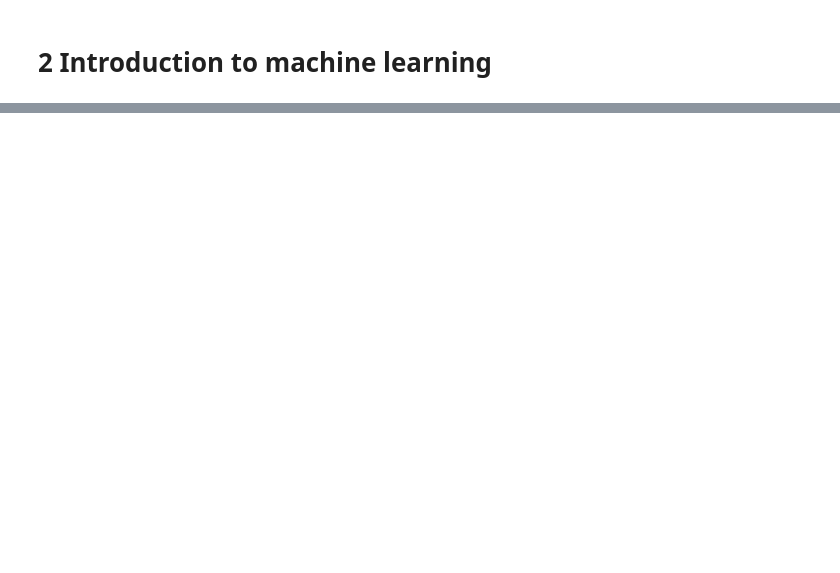
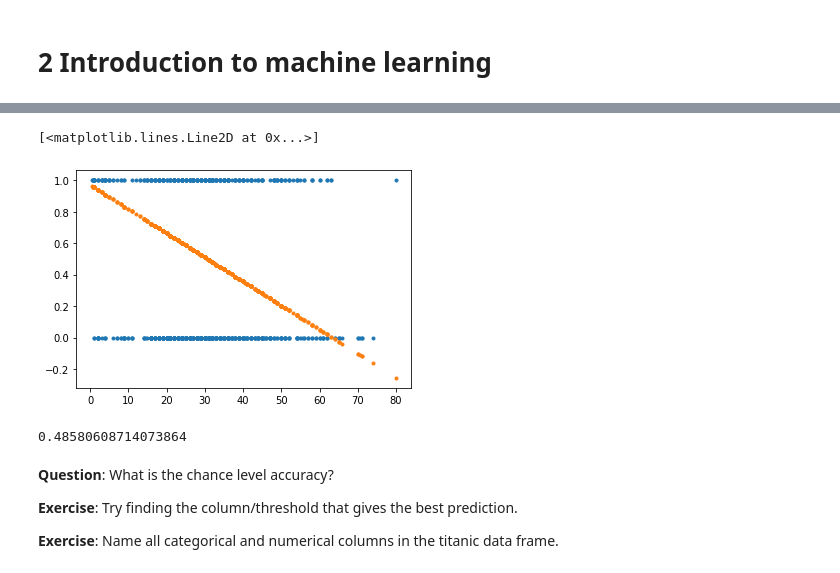
Before and after one commit to btel/2019-11-29-centrale-data-science-tutorial, a Jupyter notebook: tutorial.ipynb, the cells around one changed output, grey strips where cells are left out. Cells and saved outputs as stored; diff of their text form; code cells hidden in the pictures; blank space fills up the shorter version.

```diff
--- a/tutorial.ipynb
+++ b/tutorial.ipynb
@@ -203,0 +281,2 @@ Exercises:
+# %%
+df = pd.read_csv('titanic/train.csv')
@@ -203,0 +302,24 @@ Exercises:
+# %%
+df_clean = df[['Survived', 'Age']].dropna()
+survived = df_clean['Survived'].to_numpy()
+age = df_clean[['Age']].to_numpy()
+# %%
+regression = SimpleLinearRegression(learning_rate=0.0001)
+# %%
+regression.fit(age, survived)
+# %%
+plt.plot(age, survived, '.')
+plt.plot(age, regression.transform(age), '.')
+# %% [output]
+[<matplotlib.lines.Line2D at 0x...>]
+[figure, added]
+# %%
+((regression.transform(age) > 0.5) == survived).mean()
+# %% [output]
+0.48580608714073864
+# %% [markdown]
+**Question**: What is the chance level accuracy?
+
+**Exercise**: Try finding the column/threshold that gives the best prediction.
+
+**Exercise**: Name all categorical and numerical columns in the titanic data frame.
```
Also changed, not shown: parts of 68 cells of this notebook.
